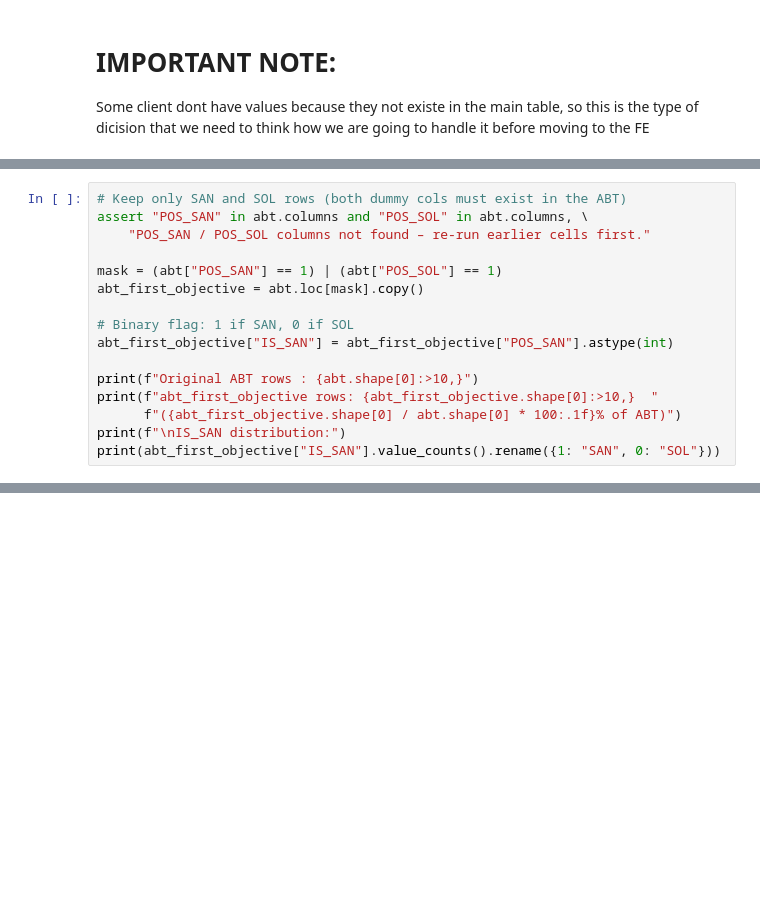
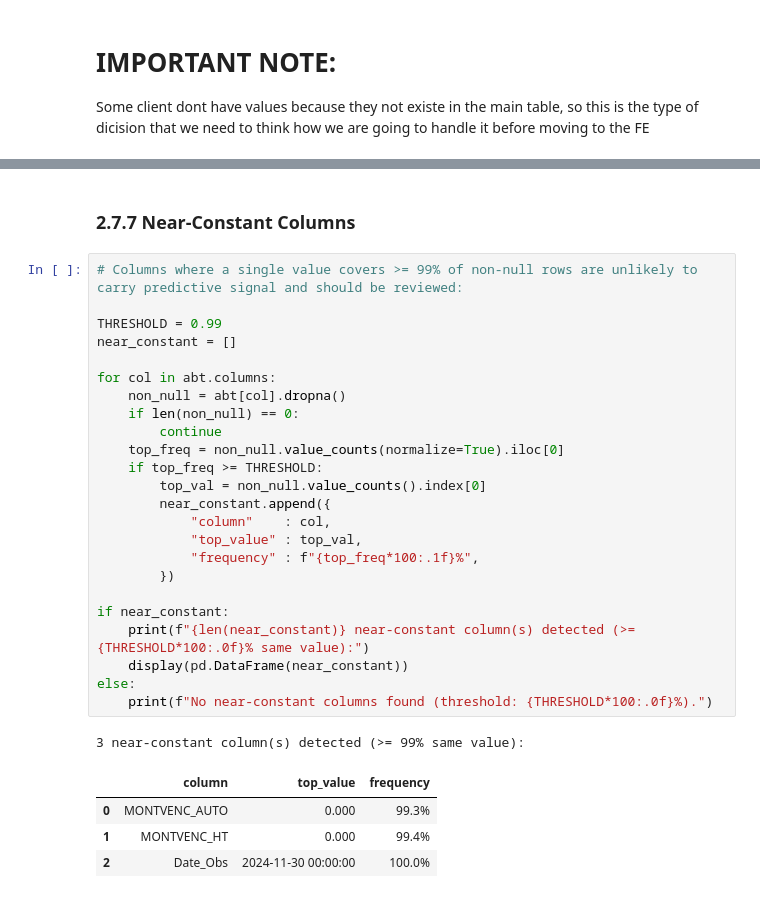
Before and after one commit to RuiSousaFerreiraIMS/Business_Case_BNP, a Jupyter notebook: notebooks/2.Data_Preparation.ipynb, the cells around one changed output, grey strips where cells are left out. Cells and saved outputs as stored; diff of their text form; blank space fills up the shorter version.

```diff
--- a/notebooks/2.Data_Preparation.ipynb
+++ b/notebooks/2.Data_Preparation.ipynb
@@ -593,16 +492,0 @@ Keep only customers whose **point-of-sale channel** is `SAN` or `SOL`, then crea
-# %%
-# Keep only SAN and SOL rows (both dummy cols must exist in the ABT)
-assert "POS_SAN" in abt.columns and "POS_SOL" in abt.columns, \
-    "POS_SAN / POS_SOL columns not found – re-run earlier cells first."
-
-mask = (abt["POS_SAN"] == 1) | (abt["POS_SOL"] == 1)
-abt_first_objective = abt.loc[mask].copy()
-
-# Binary flag: 1 if SAN, 0 if SOL
-abt_first_objective["IS_SAN"] = abt_first_objective["POS_SAN"].astype(int)
-
-print(f"Original ABT rows : {abt.shape[0]:>10,}")
-print(f"abt_first_objective rows: {abt_first_objective.shape[0]:>10,}  "
-      f"({abt_first_objective.shape[0] / abt.shape[0] * 100:.1f}% of ABT)")
-print(f"\nIS_SAN distribution:")
-print(abt_first_objective["IS_SAN"].value_counts().rename({1: "SAN", 0: "SOL"}))
@@ -620,0 +716,32 @@ print(f"Shape: {abt_first_objective.shape}")
+# %% [markdown]
+### 2.7.7 Near-Constant Columns
+# %%
+# Columns where a single value covers >= 99% of non-null rows are unlikely to carry predictive signal and should be reviewed:
+
+THRESHOLD = 0.99
+near_constant = []
+
+for col in abt.columns:
+    non_null = abt[col].dropna()
+    if len(non_null) == 0:
+        continue
+    top_freq = non_null.value_counts(normalize=True).iloc[0]
+    if top_freq >= THRESHOLD:
+        top_val = non_null.value_counts().index[0]
+        near_constant.append({
+            "column"    : col,
+            "top_value" : top_val,
+            "frequency" : f"{top_freq*100:.1f}%",
+        })
+
+if near_constant:
+    print(f"{len(near_constant)} near-constant column(s) detected (>= {THRESHOLD*100:.0f}% same value):")
+    display(pd.DataFrame(near_constant))
+else:
+    print(f"No near-constant columns found (threshold: {THRESHOLD*100:.0f}%).")
+# %% [output]
+3 near-constant column(s) detected (>= 99% same value):
+|  | column | top_value | frequency |
+| 0 | MONTVENC_AUTO | 0.000 | 99.3% |
+| 1 | MONTVENC_HT | 0.000 | 99.4% |
+| 2 | Date_Obs | 2024-11-30 00:00:00 | 100.0% |
```
Also changed, not shown: parts of 46 cells of this notebook.
